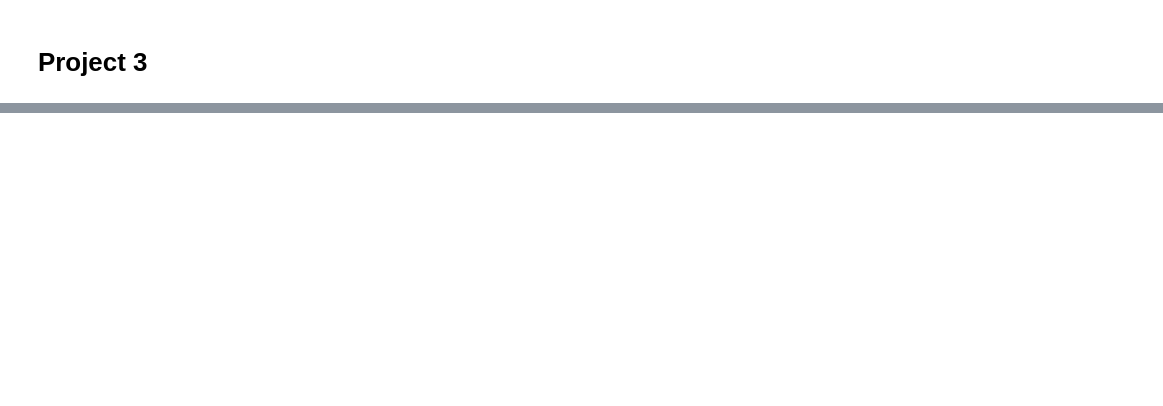
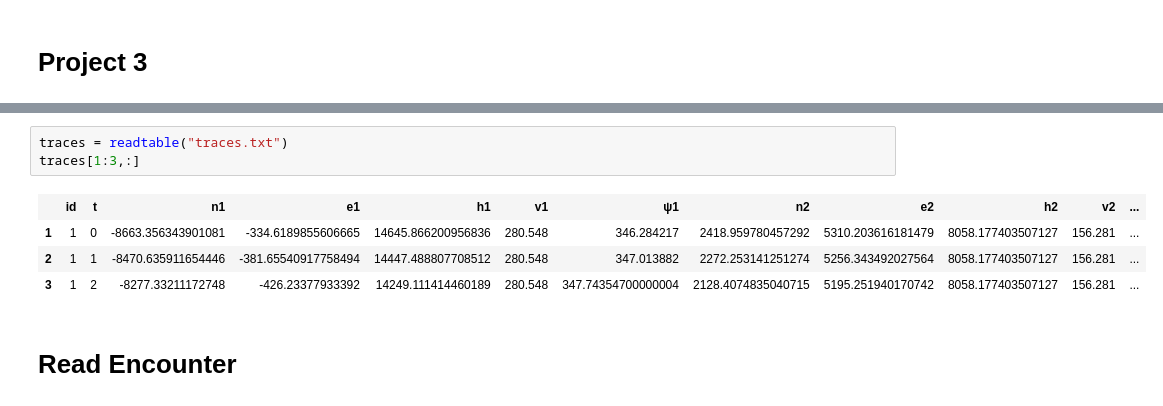
Before and after one commit to sisl/AA120Q, a Jupyter notebook: Projects/03_TrackPlotting/Solution.ipynb, the cells around one changed output, grey strips where cells are left out. Cells and saved outputs as stored; diff of their text form; blank space fills up the shorter version.

```diff
--- a/Projects/03_TrackPlotting/Solution.ipynb
+++ b/Projects/03_TrackPlotting/Solution.ipynb
@@ -134,0 +33,10 @@ PGFPlots.Axis(PGFPlots.Plots.Plot[PGFPlots.Plots.Linear(2x52 Array{Real,2}:
+# %%
+traces = readtable("traces.txt")
+traces[1:3,:]
+# %% [output]
+|  | id | t | n1 | e1 | h1 | v1 | ψ1 | n2 | e2 | h2 | v2 | ... |
+| 1 | 1 | 0 | -8663.356343901081 | -334.6189855606665 | 14645.866200956836 | 280.548 | 346.284217 | 2418.959780457292 | 5310.203616181479 | 8058.177403507127 | 156.281 | ... |
+| 2 | 1 | 1 | -8470.635911654446 | -381.65540917758494 | 14447.488807708512 | 280.548 | 347.013882 | 2272.253141251274 | 5256.343492027564 | 8058.177403507127 | 156.281 | ... |
+| 3 | 1 | 2 | -8277.33211172748 | -426.23377933392 | 14249.111414460189 | 280.548 | 347.74354700000004 | 2128.4074835040715 | 5195.251940170742 | 8058.177403507127 | 156.281 | ... |
+# %% [markdown]
+# Read Encounter
```
Also changed, not shown: parts of 13 cells of this notebook.
